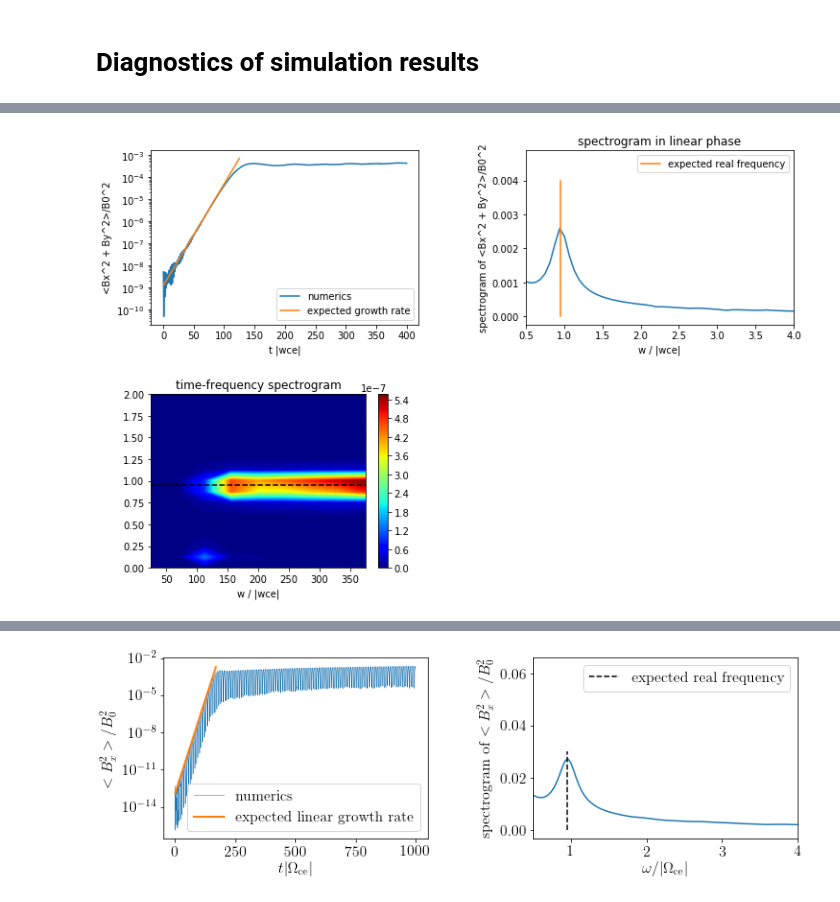
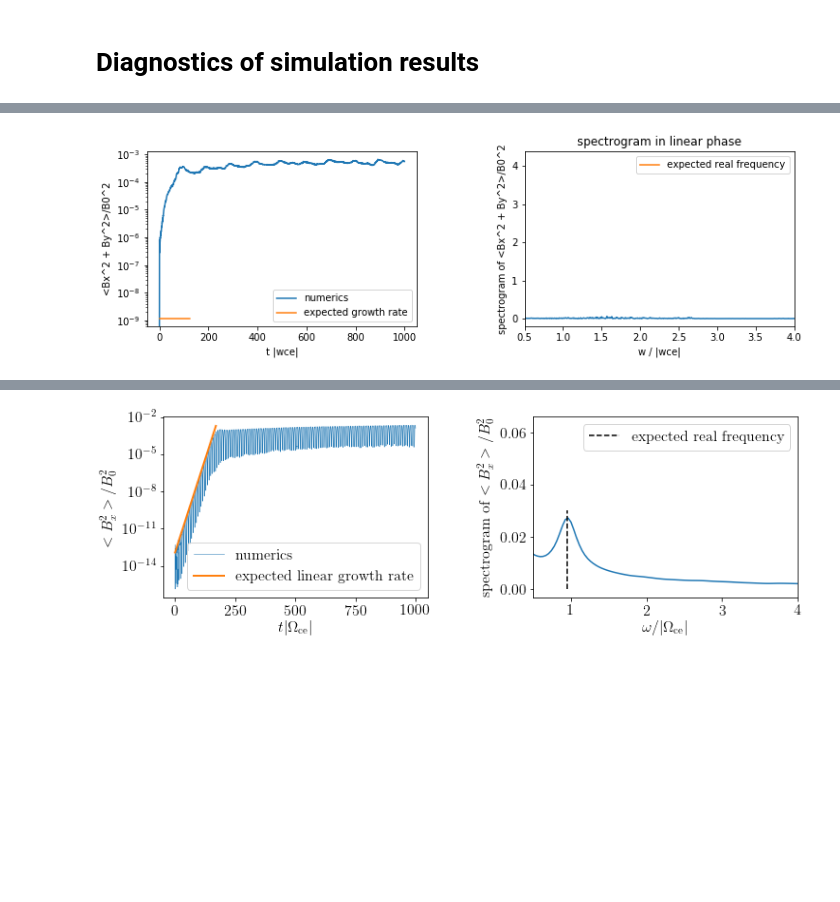
Before and after one commit to ratnania/mhd, a Jupyter notebook: 02_Hybrid/03_Diagnostics.ipynb, the cells around one changed output, grey strips where cells are left out. Cells and saved outputs as stored; diff of their text form; code cells hidden in the pictures; blank space fills up the shorter version.

```diff
--- a/02_Hybrid/03_Diagnostics.ipynb
+++ b/02_Hybrid/03_Diagnostics.ipynb
@@ -4,14 +4,16 @@
 import numpy as np
 import matplotlib.pyplot as plt
 from Utils.dispersionSolver import solveDispersionHybrid
-from Utils.matrixAssembly import matrixAssembly
-from Utils.createBasis import createBasis
+from Utils_Dipole.matrixAssembly import matrixAssembly
+from Utils_Dipole.createBasis import createBasis
 from scipy import signal
 from matplotlib.colors import LogNorm
 
 
 # ... import simulation data
-data = np.loadtxt('Results/01_WavenumberScan/simulation_data_T=400_k=2.0.txt')
+#data = np.loadtxt('Results/01_WavenumberScan/simulation_data_T=400_k=2.0.txt')
+#data = np.loadtxt('Results/03_DipoleField/simulation_data_T=300_L=80_xi=0.txt')
+data = np.loadtxt('Results/03_DipoleField/simulation_data_T=1000_L=80_xi=8.6e-4.txt')
 # ...
 
 
@@ -42,12 +44,17 @@ p     = np.int(pa[20])
 Lv    = pa[21]
 Nv    = np.int(pa[22])
 Np    = np.int(pa[23])
+xi    = pa[24]
+bcs = 2
 # ...
 
 
 
 # ... additional parameters
-Nb = Nz
+if bcs == 1:
+    Nb = Nz
+elif bcs == 2:
+    Nb = Nz + p - 2
 s = 6
 ordering = 0
 # ...
@@ -68,43 +75,66 @@ tn = np.linspace(0,T,Nt+1)
 # ... get simulation data
 if ordering == 0:
 
-    uj = data[1:,0:s*Nb]
-    yhj = data[1:,s*Nb:8*Nb]
+    if bcs == 1:
 
-    ejx = uj[:,0::6]
-    ejy = uj[:,1::6]
-    bjx = uj[:,2::6]
-    bjy = uj[:,3::6]
-    ycjx = uj[:,4::6]
-    ycjy = uj[:,5::6]
-    yhjx = yhj[:,0::2]
-    yhjy = yhj[:,1::2]
+        uj = data[1:,0:s*Nb]
+        yhj = data[1:,s*Nb:8*Nb]
+
+        ejx = uj[:,0::6]
+        ejy = uj[:,1::6]
+        bjx = uj[:,2::6]
+        bjy = uj[:,3::6]
+        ycjx = uj[:,4::6]
+        ycjy = uj[:,5::6]
+        yhjx = yhj[:,0::2]
+        yhjy = yhj[:,1::2]
+
+    elif bcs == 2:
+
+        uj = data[1:,0:s*Nb]
+        yhj = data[1:,s*Nb:8*Nb]
+
+        ejx = np.c_[np.zeros(Nt+1),uj[:,0::6],np.zeros(Nt+1)]
+        ejy = np.c_[np.zeros(Nt+1),uj[:,1::6],np.zeros(Nt+1)]
+        bjx = np.c_[np.zeros(Nt+1),uj[:,2::6],np.zeros(Nt+1)]
+        bjy = np.c_[np.zeros(Nt+1),uj[:,3::6],np.zeros(Nt+1)]
+        ycjx = np.c_[np.zeros(Nt+1),uj[:,4::6],np.zeros(Nt+1)]
+        ycjy = np.c_[np.zeros(Nt+1),uj[:,5::6],np.zeros(Nt+1)]
+        yhjx = yhj[:,0::2]
+        yhjy = yhj[:,1::2]
+
 
 elif ordering == 1:
 
-    ej = data[1:,0:2*Nb]
-    bj = data[1:,2*Nb:4*Nb]
-    ycj = data[1:,4*Nb:6*Nb]
-    yhj = data[1:,6*Nb:8*Nb]
+    if bcs == 1:
 
-    ejx = ej[:,0::2]
-    ejy = ej[:,1::2]
-    bjx = bj[:,0::2]
-    bjy = bj[:,1::2]
-    ycjx = ycj[:,0::2]
-    ycjy = ycj[:,1::2]
-    yhjx = yhj[:,0::2]
-    yhjy = yhj[:,1::2]
-# ...
+        ej = data[1:,0:2*Nb]
+        bj = data[1:,2*Nb:4*Nb]
+        ycj = data[1:,4*Nb:6*Nb]
+        yhj = data[1:,6*Nb:8*Nb]
+
+        ejx = ej[:,0::2]
+        ejy = ej[:,1::2]
+        bjx = bj[:,0::2]
+        bjy = bj[:,1::2]
+        ycjx = ycj[:,0::2]
+        ycjy = ycj[:,1::2]
+        yhjx = yhj[:,0::2]
+        yhjy = yhj[:,1::2]
+    # ...
 
 
 
+def damp(z):
+    return 0*z
 
+def B0(z):
+    return 0*z
 
 
 # ... create B-spline basis and compute mass matrix
-basis,N,quad_points,weights = createBasis(Lz,Nz,p)
-M = matrixAssembly(basis,p,Nz,weights,quad_points)[0]
+basis,N,quad_points,weights = createBasis(Lz,Nz,p,bcs)
+M = matrixAssembly(basis,p,Nz,weights,quad_points,B0,bcs,damp,damp)[0]
 # ...
 
 
@@ -132,7 +162,8 @@ for j in range(0,Nt+1):
 
 
 # ... compute fft for frequency analysis in linear phase
-Ntend = 2000
+#Ntend = 2000
+Ntend = Nt
 spec = np.fft.fft(mean_Bx2[0:Ntend+1])
 spec = np.fft.fftshift(spec)
 w = np.linspace(0,Ntend,Ntend+1) - Ntend/2
@@ -168,11 +199,11 @@ plt.plot(w,np.abs(spec))
 plt.xlim((0.5,4))
 plt.xlabel('w / |wce|')
 plt.ylabel('spectrogram of <Bx^2 + By^2>/B0^2')
-plt.plot(np.ones(20)*2*omega_r,np.linspace(0,4e-3,20),label = 'expected real frequency')
+plt.plot(np.ones(20)*2*omega_r,np.linspace(0,4e-6,20),label = 'expected real frequency')
 plt.legend()
 plt.title('spectrogram in linear phase')
 
-
+'''
 plt.subplot(223)
 plt.contourf(Time,Omega,Sxx,100,cmap = 'jet')
 #plt.contourf(Time,Omega,Sxx,norm = LogNorm(),levels = lvls, cmap = 'jet')
@@ -183,6 +214,6 @@ plt.xlabel('w / |wce|')
 plt.ylim((0,2))
 plt.colorbar()
 plt.title('time-frequency spectrogram')
-
+'''
 # ...
 # %% [output]
@@ -190 +221 @@ Text(0.5,1,'time-frequency spectrogram')
-[figure, old version]
+[figure, new version]
```
Also changed, not shown: parts of 9 cells of this notebook, 4 other files.
